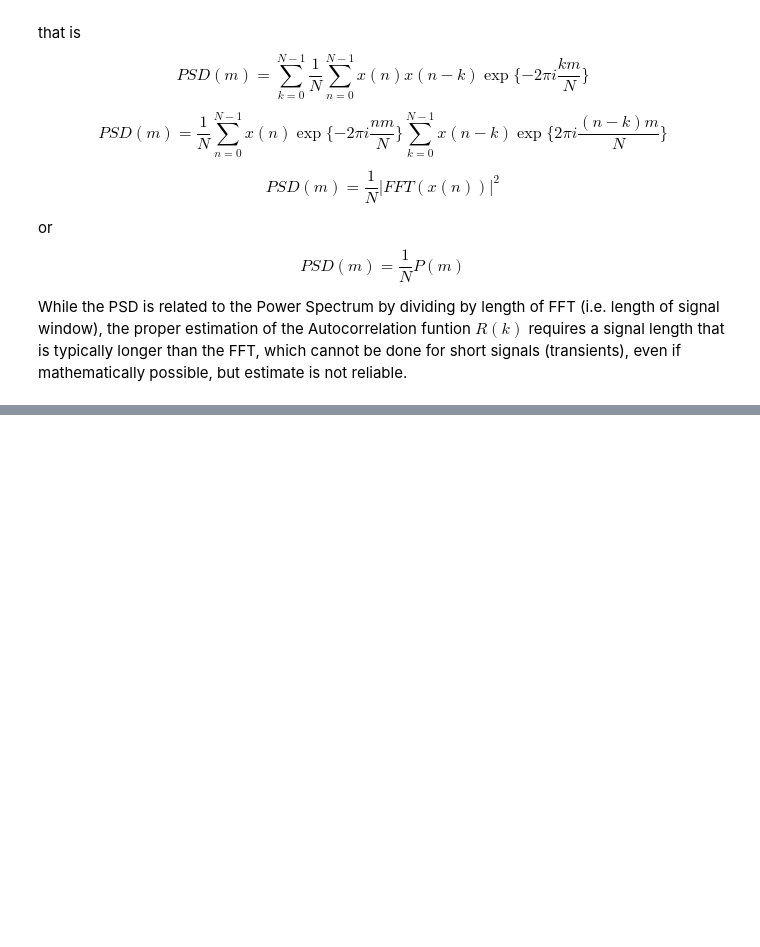
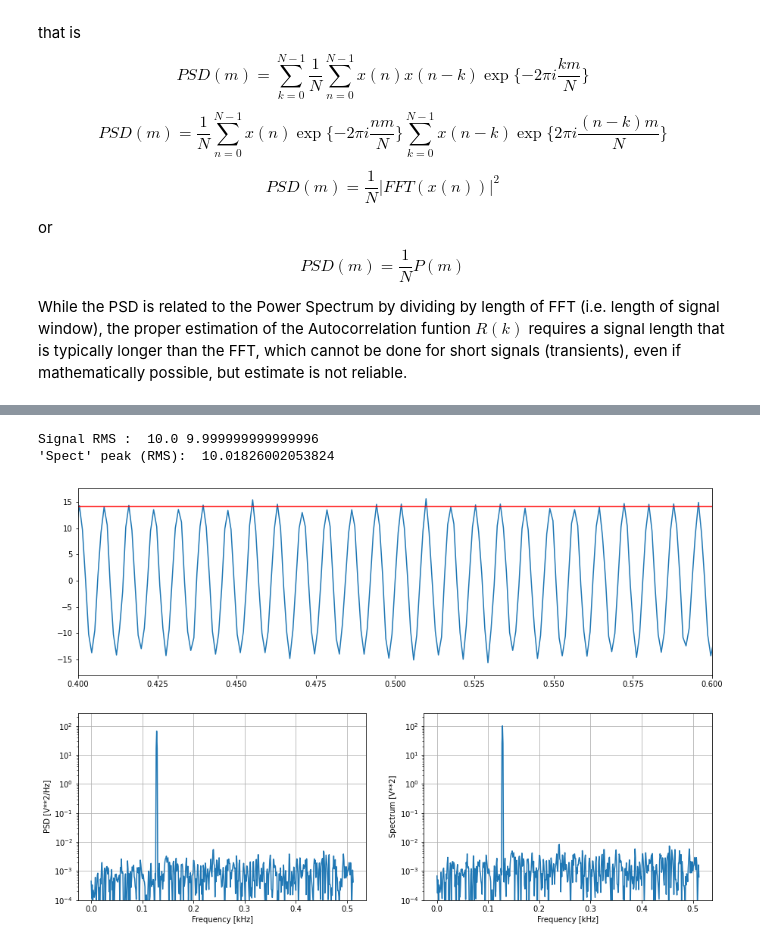
Before and after one commit to WMXZ-EU/wmxz-eu.github.io, a Jupyter notebook: _sources/power_spectra.ipynb, the cells around one changed output, grey strips where cells are left out. Cells and saved outputs as stored; diff of their text form; code cells hidden in the pictures; blank space fills up the shorter version.

```diff
--- a/_sources/power_spectra.ipynb
+++ b/_sources/power_spectra.ipynb
@@ -47,12 +47,3 @@ or
 \end{equation}
 
 While the PSD is related to the Power Spectrum by dividing by length of FFT (i.e. length of signal window), the proper estimation of the Autocorrelation funtion $R(k)$ requires a signal length that is typically longer than the FFT, which cannot be done for short signals (transients), even if mathematically possible, but estimate is not reliable.
-# %%
-import numpy as np
-import matplotlib.pyplot as plt
-
-fs=192
-te=100
-
-tt = np.arange(0,te,1/fs)
-ndat=len(tt)
@@ -166,11 +49,0 @@ Peak = 1.0 1.0 1.0
-# %%
-sig=0.5
-a=1/(sig*np.sqrt(2*np.pi))*np.exp(-1/2*((tt-3)/sig)**2)
-cc=a*np.sin(2*np.pi*tt*192/64)
-
-print("RSS = ",np.sqrt(np.sum(np.abs(cc)**2)))
-print("Peak =", np.max(cc))
-
-fig = plt.figure("figure.figsize",[15,5])
-plt.plot(tt,cc);
-plt.xlim(0,6);
@@ -223,0 +110,29 @@ Peak = 0.797883413660844 0.7978845608527171 0.7978845608527171
+# %%
+fs = 1024   #Hz
+nwin=fs
+nfft=nwin
+
+#    Generate a 1 second test signal, a 2 Vrms sine wave at fs/8, corrupted by
+#    0.001 V**2/Hz of white noise sampled at  1.024 kHz.
+
+N = fs
+time = np.arange(N) / fs
+
+amp = 10*np.sqrt(2)
+freq = fs/8
+noise_power = 0.001 * fs / 2
+
+xx = amp*np.sin(2*np.pi*freq*time)
+rms= np.sqrt(np.mean(xx**2))
+xx += np.random.normal(scale=np.sqrt(noise_power), size=time.shape)
+
+print("Signal RMS : ",amp/np.sqrt(2), rms)
+
+# obtain window
+win=sig.get_window("hanning",nwin)
+
+estSpectrograms(time,xx,win,fs,amp)
+# %% [output]
+Signal RMS :  10.0 9.999999999999996
+'Spect' peak (RMS):  10.01826002053824
+[figure, added]
```
Also changed, not shown: parts of 19 cells of this notebook, 19 other files.
